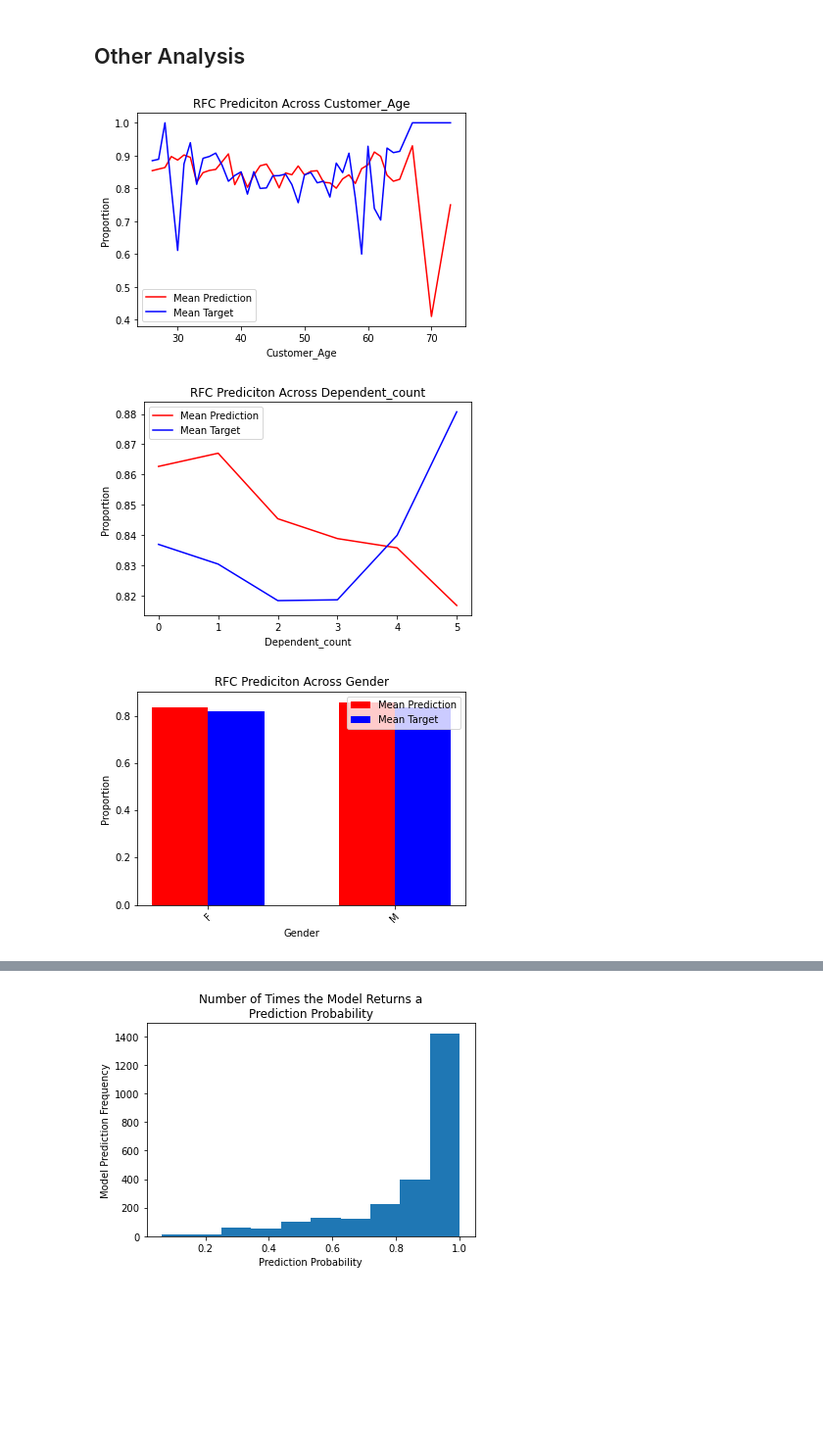
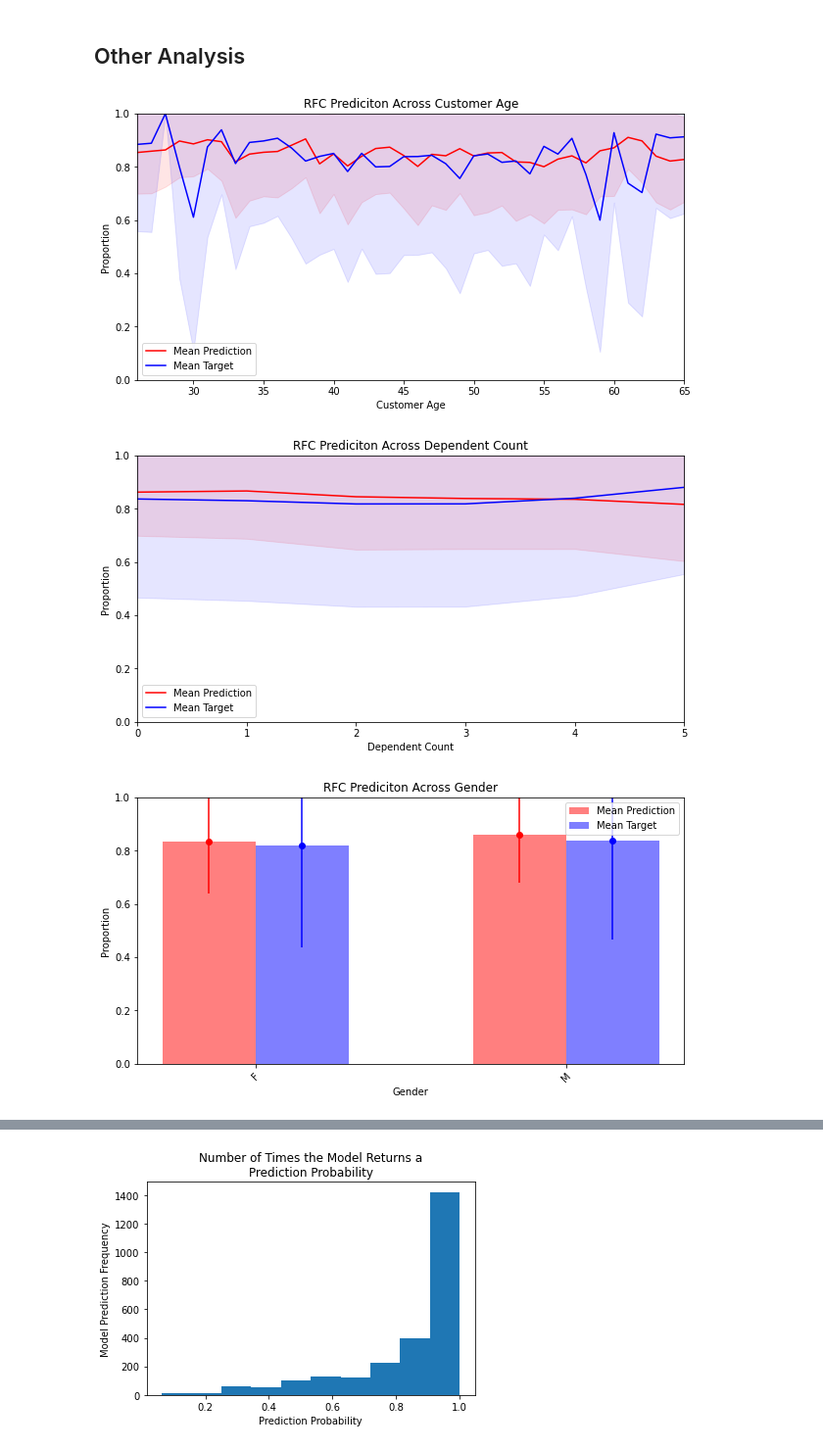
Before and after one commit to asundquistdavis/credit-churn-prediction, a Jupyter notebook: Analysis/random-forest-classifier.ipynb, the cells around one changed output, grey strips where cells are left out. Shown: that part at 98% size. Drawn from its saved outputs; the diff is of its cells as text; code cells hidden in the pictures; blank space fills up the shorter version.

```diff
--- a/Analysis/random-forest-classifier.ipynb
+++ b/Analysis/random-forest-classifier.ipynb
@@ -219,15 +219,19 @@ def feature_variance(df, feature, save_path=None, show_error=False, method='mean
         dfr['target_variance'] = dfi.groupby(feature).std()['target']
         dfr['prediction_variance'] = dfi.groupby(feature).std()['prediction']
     elif method == 'median':
-        rfc_dem_val.groupby('Customer_Age')
+        dfr.groupby(feature)
         dfr = dfi.groupby(feature).median()
+    dfr.dropna(inplace=True)
     if type == 'cat':
         N = len(dfr)
         ind = np.arange(N)
         width = 0.3
-        plt.bar(ind, dfr['prediction'], width, color='red', label=f'{method.capitalize()} Prediction')
-        plt.bar(ind + width, dfr['target'], width, color='blue', label=f'{method.capitalize()} Target')
+        plt.bar(ind, dfr['prediction'], width, color='red', alpha=.5, label=f'{method.capitalize()} Prediction')
+        plt.bar(ind + width, dfr['target'], width, color='blue', alpha=.5, label=f'{method.capitalize()} Target')
         plt.xticks(ind + width / 2, dfr.index, rotation=45)
+        if show_error and method != 'median':
+            plt.errorbar(ind, dfr['prediction'], dfr['prediction_variance'], color='red', fmt='o')
+            plt.errorbar(ind + width, dfr['target'], dfr['target_variance'], color='blue', fmt='o')
     else:
         plt.plot(dfr.index, dfr['prediction'].values, c='red', label=f'{method.capitalize()} Prediction')
         plt.plot(dfr.index, dfr['target'], c='blue', label=f'{method.capitalize()} Target')
@@ -235,17 +239,20 @@ def feature_variance(df, feature, save_path=None, show_error=False, method='mean
             plt.fill_between(dfr.index, dfr['prediction']+dfr['prediction_variance'], y2=dfr['prediction']-dfr['prediction_variance'], color='red', alpha=.1)
             plt.fill_between(dfr.index, dfr['target']+dfr['target_variance'], y2=dfr['target']-dfr['target_variance'], color='blue', alpha=.1)
     plt.legend()
-    plt.title(f'RFC Prediciton Across {feature}')
-    plt.xlabel(feature)
+    plt.title(f'RFC Prediciton Across {feature.replace("_", " ").title()}')
+    if type == 'con':
+        plt.xlim(dfr.index.min(), dfr.index.max())
+    plt.ylim(0 ,1)
+    plt.xlabel(feature.replace("_", " ").title())
     plt.ylabel('Proportion')
     if not save_path == None:
-        plt.savefig(save_path)
+        plt.savefig(save_path, bbox_inches='tight')
     plt.show()
 # %%
 demographics = ['Customer_Age', 'Dependent_count', 'Gender', 'Education_Level', 'Marital_Status', 'Income_Category']
 for demographic in demographics:
-    feature_variance(rfc_dem_val, demographic, save_path=f'../static/assets/{demographic}_view.png')
+    feature_variance(rfc_dem_val, demographic, save_path=f'../static/assets/{demographic}_view.png', show_error=True)
 # %% [output]
-[figure, old version]
+[figure, new version]
-[figure, old version]
+[figure, new version]
-[figure, old version]
+[figure, new version]
```
Also changed, not shown: parts of 8 cells of this notebook, 9 other files.
